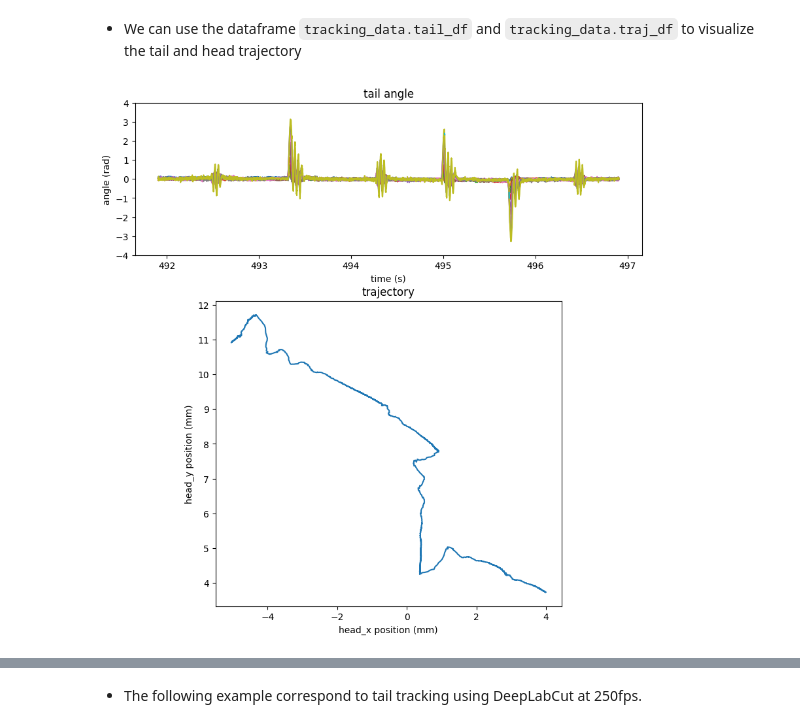
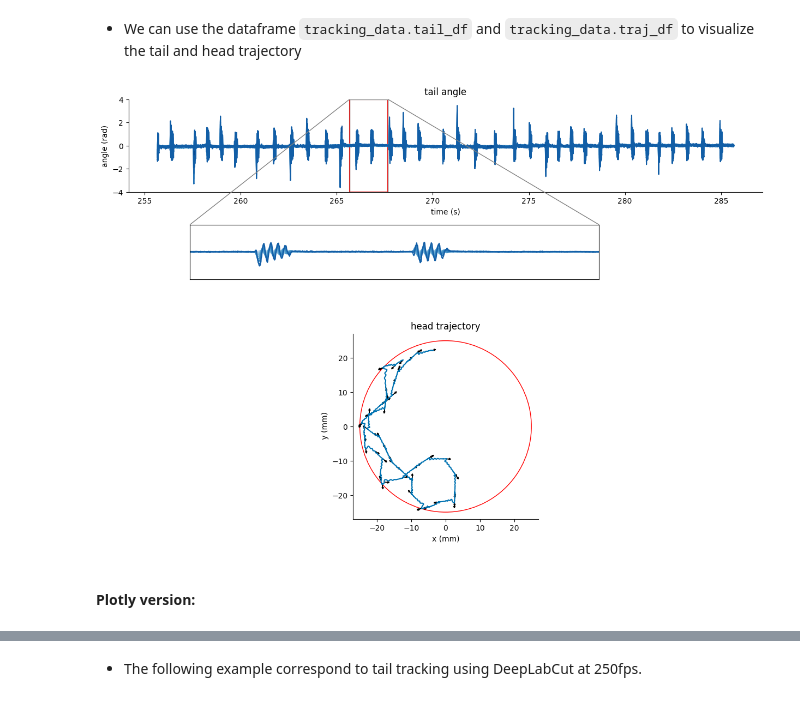
Before and after one commit to orger-lab/megabouts, a Jupyter notebook: docs/source/notebooks/Loading_Data.ipynb, the cells around one changed output, grey strips where cells are left out. Drawn from its saved outputs; the diff is of its cells as text; code cells hidden in the pictures.

Commit message:
add plotting utils

```diff
--- a/docs/source/notebooks/Loading_Data.ipynb
+++ b/docs/source/notebooks/Loading_Data.ipynb
@@ -85,17 +76,56 @@ tracking_data = FullTrackingData.from_posture(head_x = head_x,
 # %% [markdown]
 * We can use the dataframe `tracking_data.tail_df` and `tracking_data.traj_df` to visualize the tail and head trajectory
 # %%
-t = np.arange(tracking_data.T)/tracking_cfg.fps
+from mpl_toolkits.axes_grid1.inset_locator import mark_inset
+import matplotlib.patches as patches
+import matplotlib as mpl
+from cycler import cycler
+
+num_colors = 10
+blue_cycler = cycler(color=plt.cm.Blues(np.linspace(.2, .9, num_colors)))
+
+# Generate time and data for plotting
+t = np.arange(tracking_data.T) / tracking_cfg.fps
 IdSt = np.random.randint(tracking_data.T)
-Duration = 5*tracking_cfg.fps
+Duration = 30 * tracking_cfg.fps
+short_interval = slice(IdSt+10*tracking_cfg.fps, IdSt+12*tracking_cfg.fps)  # 10-second interval
 
-fig,ax = plt.subplots(2,1,figsize=(10,10),height_ratios=[0.5,1])
-ax[0].plot(t[IdSt:IdSt+Duration],tracking_data.tail_df.iloc[IdSt:IdSt+Duration,:])
-ax[0].set(title='tail angle',xlabel='time (s)',ylabel='angle (rad)',ylim=(-4,4))
+# Create figure and subplots
+fig, ax = plt.subplots(3, 1, figsize=(15, 10), height_ratios=[0.5, 0.5, 1])
 
-ax[1].plot(tracking_data.traj_df.x.iloc[IdSt:IdSt+Duration],
-           tracking_data.traj_df.y.iloc[IdSt:IdSt+Duration])
-ax[1].set(title='trajectory',aspect='equal',xlabel='head_x position (mm)',ylabel='head_y position (mm)')
+# Main plot for tail angle with zoom box (ax[0])
+ax[0].set_prop_cycle(blue_cycler)
+ax[0].plot(t[IdSt:IdSt + Duration], tracking_data.tail_df.iloc[IdSt:IdSt + Duration])
+ax[0].set(**{'title': 'tail angle', 'xlabel': 'time (s)', 'ylabel': 'angle (rad)', 'ylim': (-4, 4)})
+ax[0].add_patch(patches.Rectangle((t[short_interval.start], -4), 2, 8, linewidth=1.5, edgecolor='red', facecolor='none'))
+
+# Hide ax[1]
+ax[1].axis('off')
+
+# Trajectory plot with circle (ax[2])
+ax[2].plot(tracking_data.traj_df.x.iloc[IdSt:IdSt + Duration], tracking_data.traj_df.y.iloc[IdSt:IdSt + Duration])
+ax[2].add_artist(plt.Circle((0., 0.), 25, color='red', fill=False))
+ax[2].set(**{'xlim': (-27, 27), 'ylim': (-27, 27), 'title': 'head trajectory', 'aspect': 'equal', 'xlabel': 'x (mm)', 'ylabel': ' y (mm)'})
+
+# Inset axis for zoomed tail angle (above ax[1])
+inset_ax = fig.add_axes([0.2, 0.55, 0.5, 0.1])
+inset_ax.set_prop_cycle(blue_cycler)
+inset_ax.plot(t[short_interval], tracking_data.tail_df.iloc[short_interval])
+inset_ax.set(**{'xlim': (t[short_interval.start], t[short_interval.stop]), 'ylim': (-4, 4)})
+inset_ax.tick_params(which='both', bottom=False, left=False, labelbottom=False, labelleft=False)
+mark_inset(ax[0], inset_ax, loc1=1, loc2=2, fc="none", ec="0.5")
+[axis.spines[['right', 'top']].set_visible(False) for axis in [ax[0], ax[2]]]
+for i in range(IdSt,IdSt+Duration,350):
+    ax[2].arrow(tracking_data.traj_df['x'][i],
+                 tracking_data.traj_df['y'][i],
+                 np.cos(tracking_data.traj_df['yaw'][i]),
+                 np.sin(tracking_data.traj_df['yaw'][i]),
+                 head_width=.5, head_length=.5,fc='k',ec='k')
+[axis.spines[['right', 'top']].set_visible(False) for axis in [ax[0], ax[1]]]
+
+
 plt.show()
 # %% [output]
-[figure, old version]
+[figure, new version]
+# %% [markdown]
+#### Plotly version:
```
Also changed, not shown: parts of 10 cells of this notebook, 2 other files.
